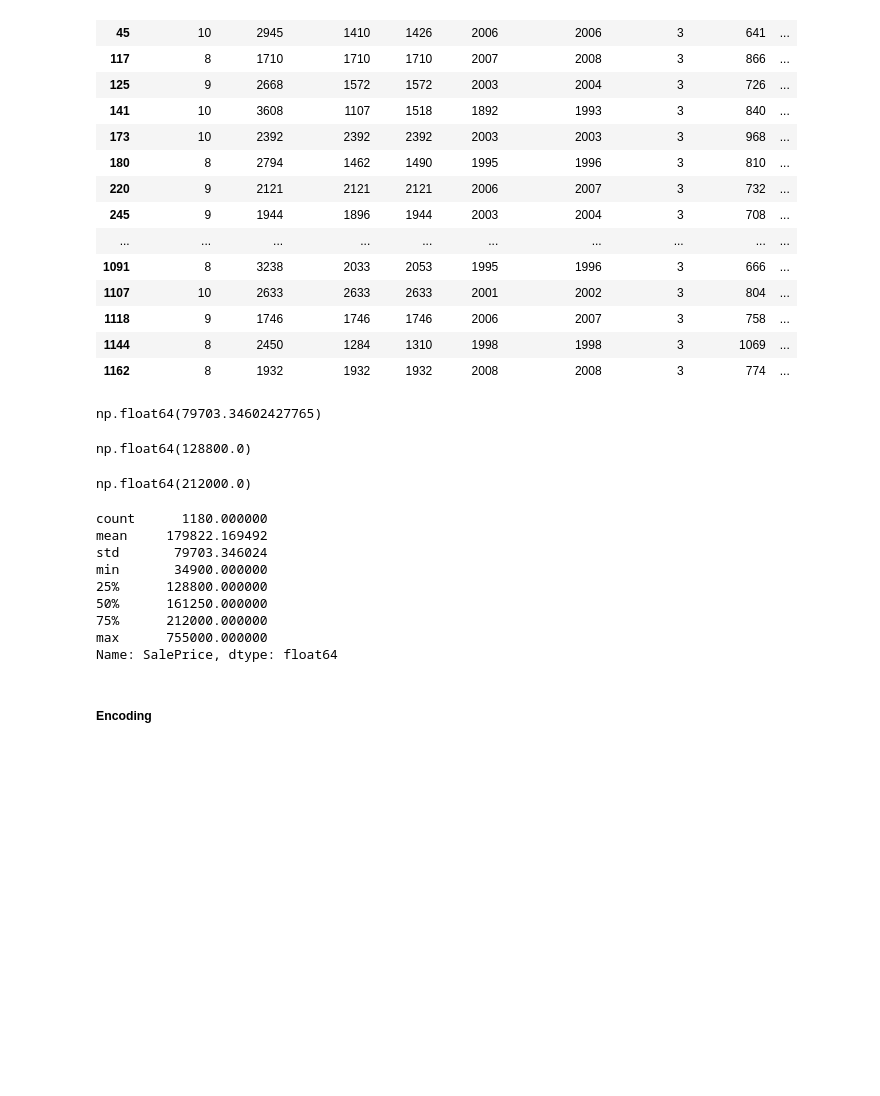
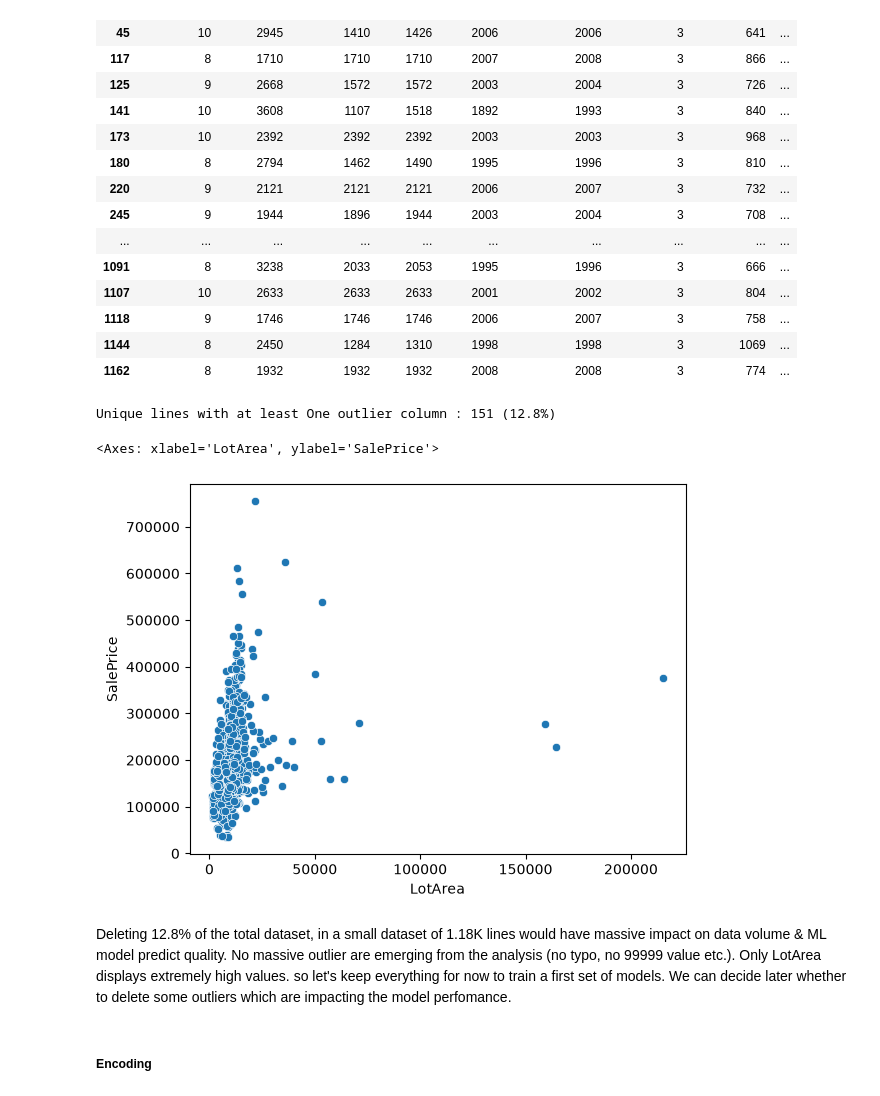
Before and after one commit to Binardino/ML---Real-Estate-Price-Prediction, a Jupyter notebook: notebook.ipynb, the cells around one changed output. Drawn from its saved outputs; the diff is of its cells as text; code cells hidden in the pictures; blank space fills up the shorter version.

```diff
--- a/notebook.ipynb
+++ b/notebook.ipynb
@@ -342,31 +345,23 @@ df.loc[(df['SalePrice'] < IQR_dict['SalePrice']['lower_bound']) | (df['SalePrice
 | 1118 | 9 | 1746 | 1746 | 1746 | 2006 | 2007 | 3 | 758 | ... |
 | 1144 | 8 | 2450 | 1284 | 1310 | 1998 | 1998 | 3 | 1069 | ... |
 | 1162 | 8 | 1932 | 1932 | 1932 | 2008 | 2008 | 3 | 774 | ... |
-# %%
-df['SalePrice'].std()
-# %% [output]
-np.float64(79703.34602427765)
-# %%
-df['SalePrice'].quantile(0.25)
-# %% [output]
-np.float64(128800.0)
-# %%
-
-df['SalePrice'].quantile(0.75)
-# %% [output]
-np.float64(212000.0)
 # %%
-df['SalePrice'].describe()
+outlier_rows = set()
+for col in potential_outliers_col:
+    bounds = IQR_dict[col]
+    mask = (df[col] < bounds['lower_bound']) | (df[col] > bounds['upper_bound'])
+    outlier_rows.update(df[mask].index.tolist())
+print(f"Unique lines with at least One outlier column : {len(outlier_rows)} ({len(outlier_rows)/len(df)*100:.1f}%)")
 # %% [output]
-count      1180.000000
-mean     179822.169492
-std       79703.346024
-min       34900.000000
-25%      128800.000000
-50%      161250.000000
-75%      212000.000000
-max      755000.000000
-Name: SalePrice, dtype: float64
+Unique lines with at least One outlier column : 151 (12.8%)
+# %%
+sns.scatterplot(data=df, x='LotArea', y='SalePrice')
+# %% [output]
+<Axes: xlabel='LotArea', ylabel='SalePrice'>
+[figure, added]
+# %% [markdown]
+Deleting 12.8% of the total dataset, in a small dataset of 1.18K lines would have massive impact on data volume & ML model predict quality.
+No massive outlier are emerging from the analysis (no typo, no 99999 value etc.). Only LotArea displays extremely high values. so let's keep everything for now to train a first set of models. We can decide later whether to delete some outliers which are impacting the model perfomance.
 # %% [markdown]
 ##### Encoding
 # %%
```
Also changed, not shown: parts of 1 cell of this notebook, 3 other files.
